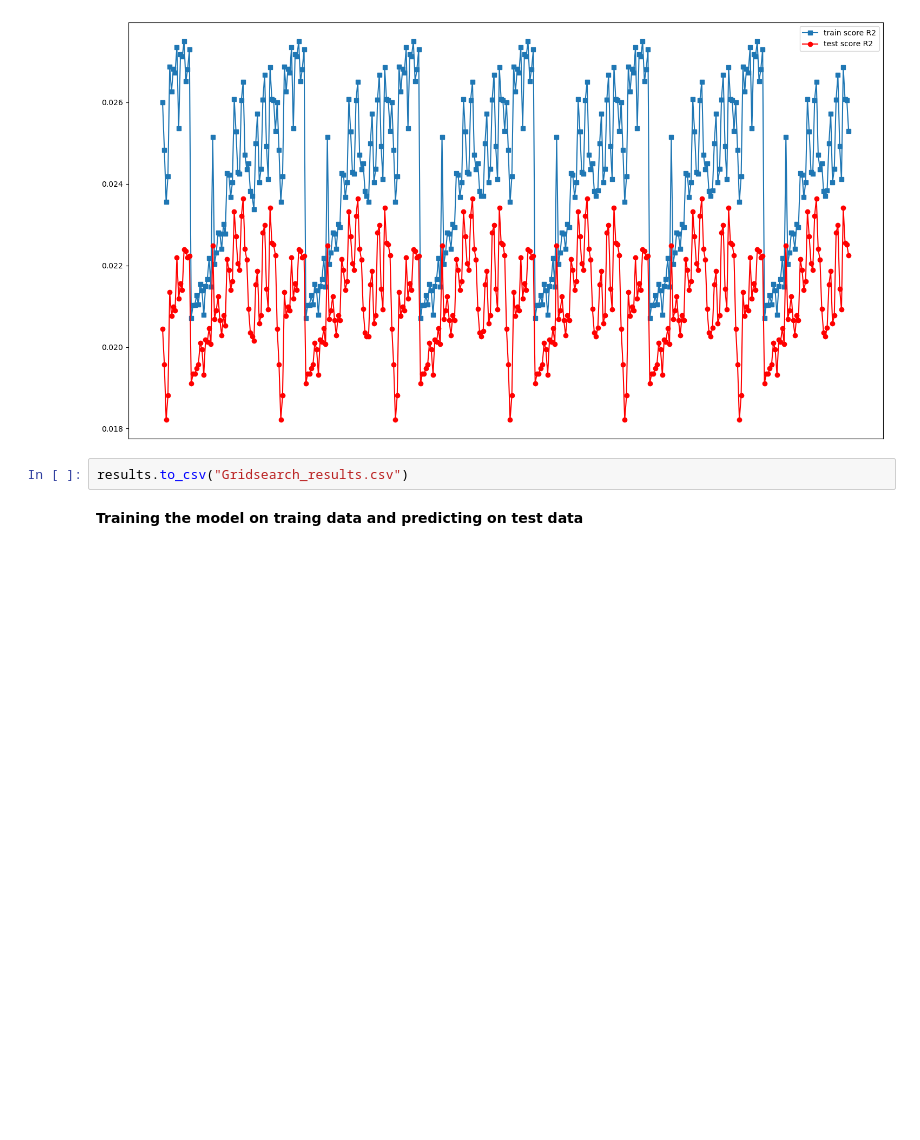
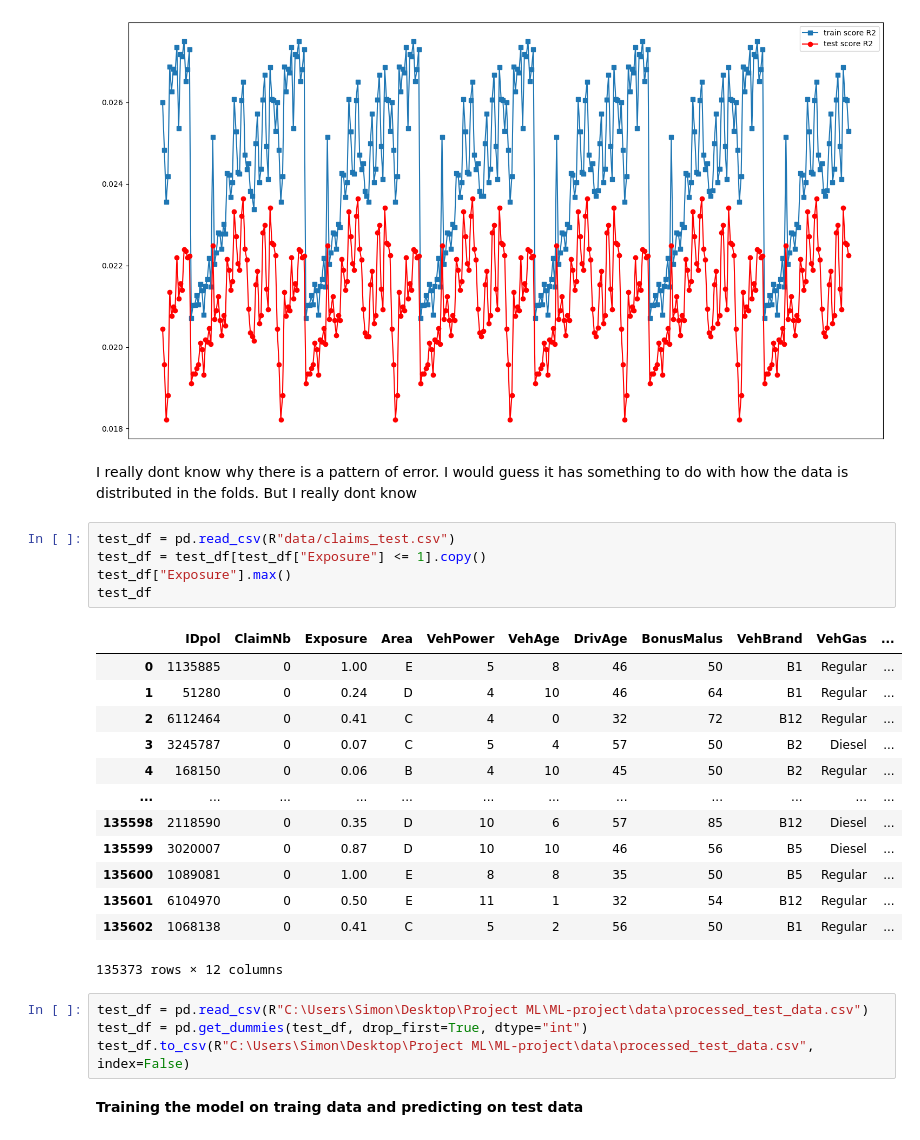
Before and after one commit to Simon-Simonsen/ML-project, a Jupyter notebook: M2.ipynb, the cells around one changed output. Saved outputs shown, nothing was run; the diff lists cells and outputs as text; blank space fills up the shorter version.

Commit message:
final train data

```diff
--- a/M2.ipynb
+++ b/M2.ipynb
@@ -907,7 +913,31 @@ std_train_score                                                   0.000739
 ID                                                                      46
 Name: 45, dtype: object
 [figure]
-# %%
-results.to_csv("Gridsearch_results.csv")
+# %% [markdown]
+I really dont know why there is a pattern of error. I would guess it has something to do with how the data is distributed in the folds.
+But I really dont know
+# %%
+test_df = pd.read_csv(R"data/claims_test.csv")
+test_df = test_df[test_df["Exposure"] <= 1].copy()
+test_df["Exposure"].max()
+test_df
+# %% [output]
+|  | IDpol | ClaimNb | Exposure | Area | VehPower | VehAge | DrivAge | BonusMalus | VehBrand | VehGas | ... |
+| 0 | 1135885 | 0 | 1.00 | E | 5 | 8 | 46 | 50 | B1 | Regular | ... |
+| 1 | 51280 | 0 | 0.24 | D | 4 | 10 | 46 | 64 | B1 | Regular | ... |
+| 2 | 6112464 | 0 | 0.41 | C | 4 | 0 | 32 | 72 | B12 | Regular | ... |
+| 3 | 3245787 | 0 | 0.07 | C | 5 | 4 | 57 | 50 | B2 | Diesel | ... |
+| 4 | 168150 | 0 | 0.06 | B | 4 | 10 | 45 | 50 | B2 | Regular | ... |
+| ... | ... | ... | ... | ... | ... | ... | ... | ... | ... | ... | ... |
+| 135598 | 2118590 | 0 | 0.35 | D | 10 | 6 | 57 | 85 | B12 | Diesel | ... |
+| 135599 | 3020007 | 0 | 0.87 | D | 10 | 10 | 46 | 56 | B5 | Diesel | ... |
+| 135600 | 1089081 | 0 | 1.00 | E | 8 | 8 | 35 | 50 | B5 | Regular | ... |
+| 135601 | 6104970 | 0 | 0.50 | E | 11 | 1 | 32 | 54 | B12 | Regular | ... |
+| 135602 | 1068138 | 0 | 0.41 | C | 5 | 2 | 56 | 50 | B1 | Regular | ... |
+135373 rows × 12 columns
+# %%
+test_df = pd.read_csv(R"C:\Users\Simon\Desktop\Project ML\ML-project\data\processed_test_data.csv")
+test_df = pd.get_dummies(test_df, drop_first=True, dtype="int")
+test_df.to_csv(R"C:\Users\Simon\Desktop\Project ML\ML-project\data\processed_test_data.csv", index=False)
 # %% [markdown]
 **Training the model on traing data and predicting on test data**
```
Also changed, not shown: parts of 41 cells of this notebook, 1 other file.
